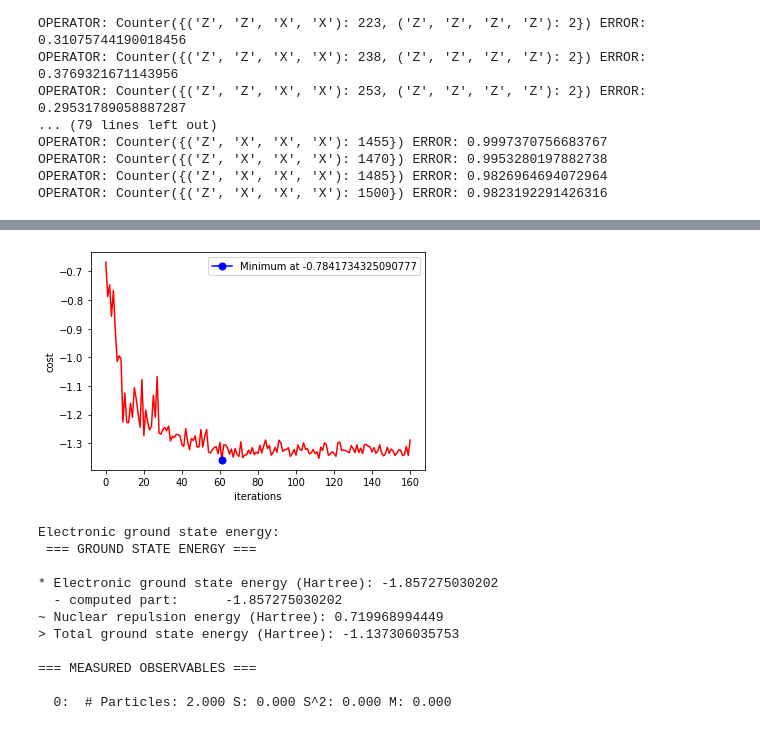
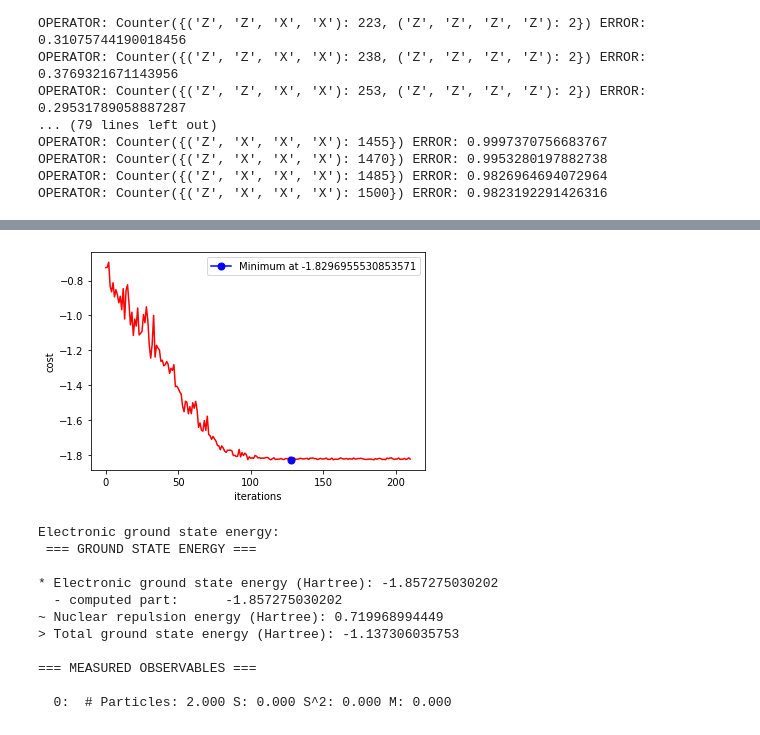
Before and after one commit to renatawong/classical-shadow-vqe, a Jupyter notebook: esp_dcs_optimized.ipynb, the cells around one changed output, grey strips where cells are left out. Saved outputs shown, nothing was run; the diff lists cells and outputs as text; code cells hidden in the pictures.

Commit message:
Add files via upload
Redesigned objective_function using functools.partial

```diff
--- a/esp_dcs_optimized.ipynb
+++ b/esp_dcs_optimized.ipynb
@@ -393,6 +395,11 @@ import scipy
 start_time = time.time()
 expectation_values = []
 
+num_obs_evals = 67
+
+derandomized_hamiltonian = derandomized_classical_shadow(hamiltonian_terms, num_obs_evals, system_size, weight=weights)
+
+num_experiments = 10
 
 for iteration in range(num_experiments):
     cost_history = []
@@ -523,21 +530,63 @@ OPERATOR: Counter({('Z', 'X', 'X', 'X'): 1485}) ERROR: 0.9826964694072964
 OPERATOR: Counter({('Z', 'X', 'X', 'X'): 1500}) ERROR: 0.9823192291426316
 # %%
 '''
-Testing on manually chosen derandomized terms. For H2 we choose ZXZX and ZZZZ. These 2 terms cover the entire Hamiltonian
+Testing on manually chosen derandomized terms. For H2, ZXZX and ZZZZ alsone should do the job.
+These 2 terms cover the entire Hamiltonian.
 '''
 
-derandomized_hamiltonian = [['Z', 'Z', 'Z', 'Z']] * 750 + [['Z', 'X', 'Z', 'X']] * 250
+def objective_function(operators, params):
+
+    pauli_op_dict = Counter(tuple(x) for x in operators)
+
+
+    shadow = []
+    for pauli_op in pauli_op_dict:
+        qc = ansatz.bind_parameters(params)
+        qc.compose(rand_meas_circuit(pauli_op))
+        qc.measure_all()
+        result = execute(qc, backend, shots=pauli_op_dict[pauli_op]).result()
+        counts = result.get_counts()
+
+        for count in counts:
+            for _ in range(counts[count]): # number of repeated measurement values
+                output_str = list(count)
+                output = [int(i) for i in output_str]
+                eigenvals = [x+1 if x == 0 else x-2 for x in output]
+                snapshot = [(op, eigenval) for op, eigenval in zip(pauli_op, eigenvals)]
+                shadow.append(snapshot)
+
+
+    cost = 0.0
+    for term, weight in zip(hamiltonian_terms_XYZ, weights):
+        sum_product, match_count = estimate_exp(shadow, term)
+        if match_count != 0:
+            exp_val = sum_product / match_count
+            cost = cost + (weight * exp_val)
+
+
+    cost_history.append(cost)
+
+
+    return cost
+
+
+
+
+
+
+derandomized_hamiltonian = [['Z', 'Z', 'Z', 'Z']] * 1000     #+ [['Z', 'X', 'Z', 'X']] * 500
+cost_function = partial(objective_function, derandomized_hamiltonian)
 
 
 start_time = time.time()
 optimizer = COBYLA(maxiter=1000)
 expectation_values = []
-num_experiments = 20
+num_experiments = 10
 
 for iteration in range(num_experiments):
     cost_history = []
     params = np.random.rand(ansatz.num_parameters)
-    result = optimizer.minimize(fun=objective_function, x0=params)
+    result = optimizer.minimize(fun=cost_function, x0=params)
     expectation_values.append(min(cost_history))
     print("GROUND STATE ENERGY FOUND = ", min(cost_history))
 
@@ -547,6 +596,7 @@ for iteration in range(num_experiments):
 
         min_energy = min(cost_history)
         min_energy_idx = cost_history.index(min_energy)
+        minimum_str = str(min_energy)
 
         plt.plot([i for i in range(num_points)], [cost_history[i] for i in range(num_points)], 'r')
         plt.plot(min_energy_idx, min_energy, 'b', marker="o", markersize=7, label='Minimum at '+ minimum_str)
@@ -583,4 +628,4 @@ Average root-mean-squared error for derandomized classical shadow: 0.59263099961
-[figure, old version]
+[figure, new version]
 # %%
 '''
 Above we have assumed a particular ground state energy for the molecule of interest.
```
Also changed, not shown: parts of 3 cells of this notebook.
